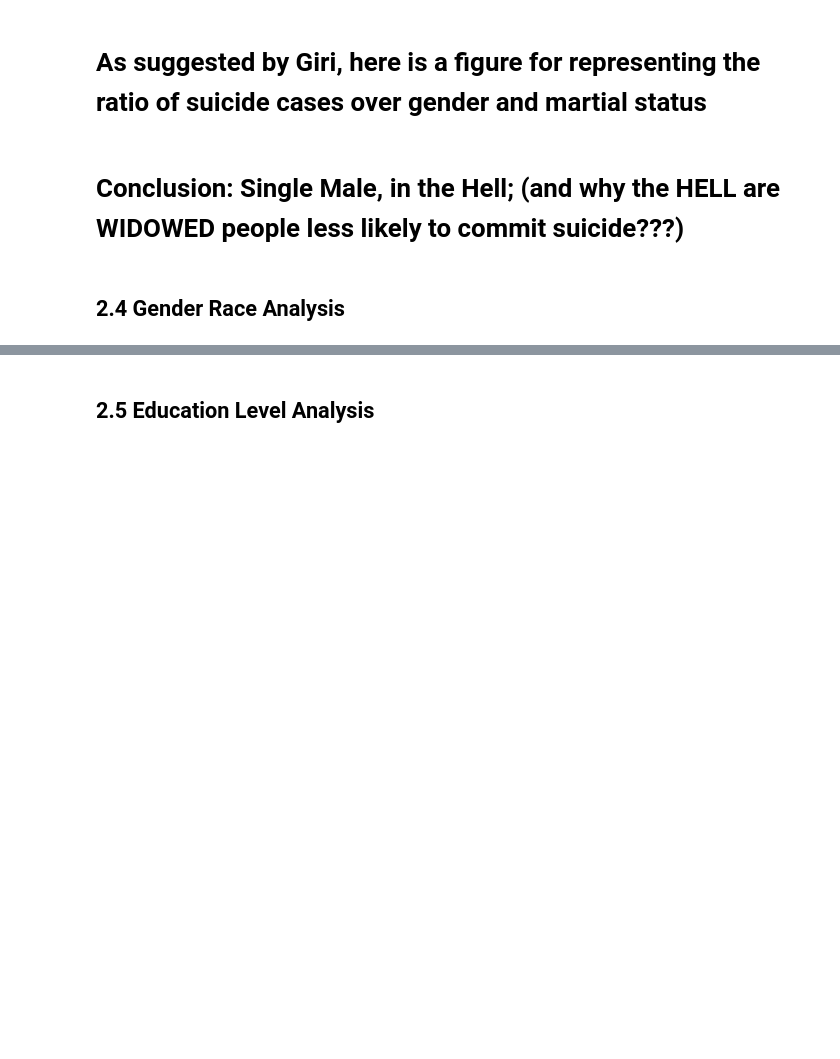
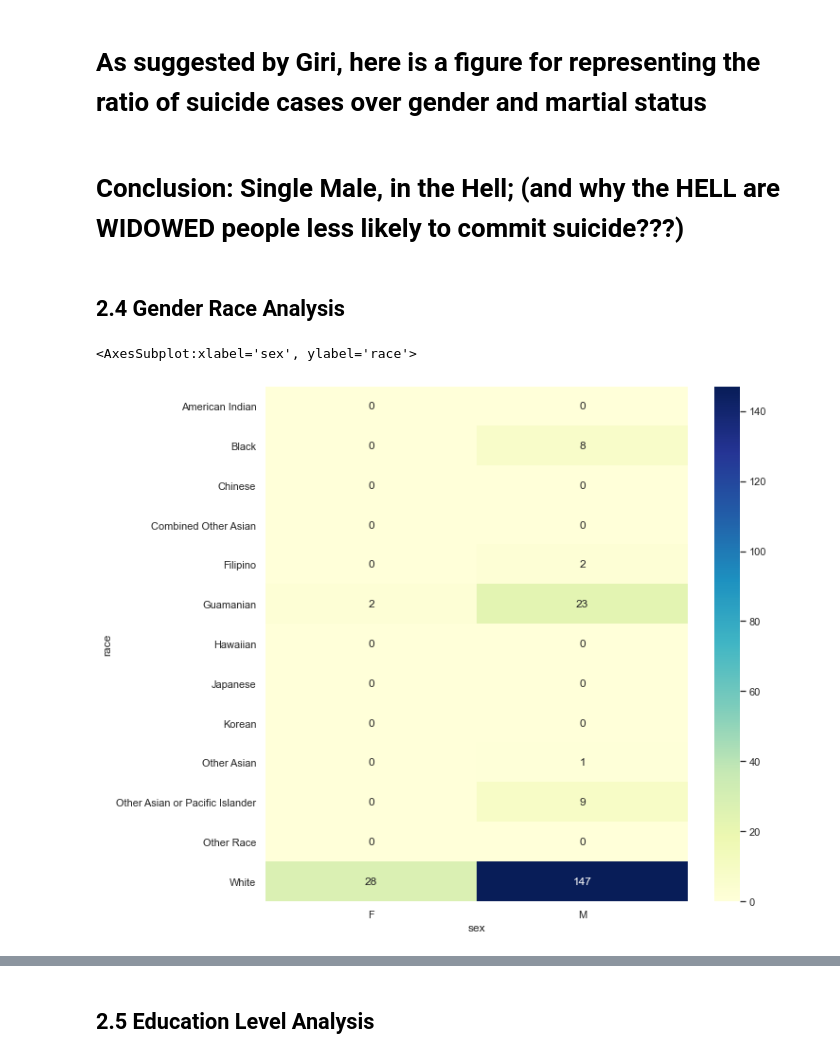
Before and after one commit to TimothiTsui/Anti_Suicide_Squad, a Jupyter notebook: MS1_data_explore_V3.ipynb, the cells around one changed output, grey strips where cells are left out. Cells and saved outputs as stored; diff of their text form; code cells hidden in the pictures; blank space fills up the shorter version.

Commit message:
Ratio for Race/Gender

```diff
--- a/MS1_data_explore_V3.ipynb
+++ b/MS1_data_explore_V3.ipynb
@@ -278,7 +391,10 @@ sns.heatmap(data = percentage_gendermarstat,cmap='YlGnBu',annot = True, fmt=".4f
 # %% [markdown]
 ## 2.4 Gender Race Analysis
 # %%
-heaptable_genderrace = suicide.pivot_table(index = 'sex', columns = 'race', values = 'mandeath', aggfunc = np.sum)
+heaptable_genderrace = suicide.pivot_table(index = 'race', columns = 'sex', values = 'mandeath', aggfunc = np.sum)
 
 plt.figure(figsize=(10, 10))
 sns.heatmap(data = heaptable_genderrace,cmap='YlGnBu',annot = True, fmt="g")
+# %% [output]
+<AxesSubplot:xlabel='sex', ylabel='race'>
+[figure, added]
```
Also changed, not shown: parts of 53 cells of this notebook.
